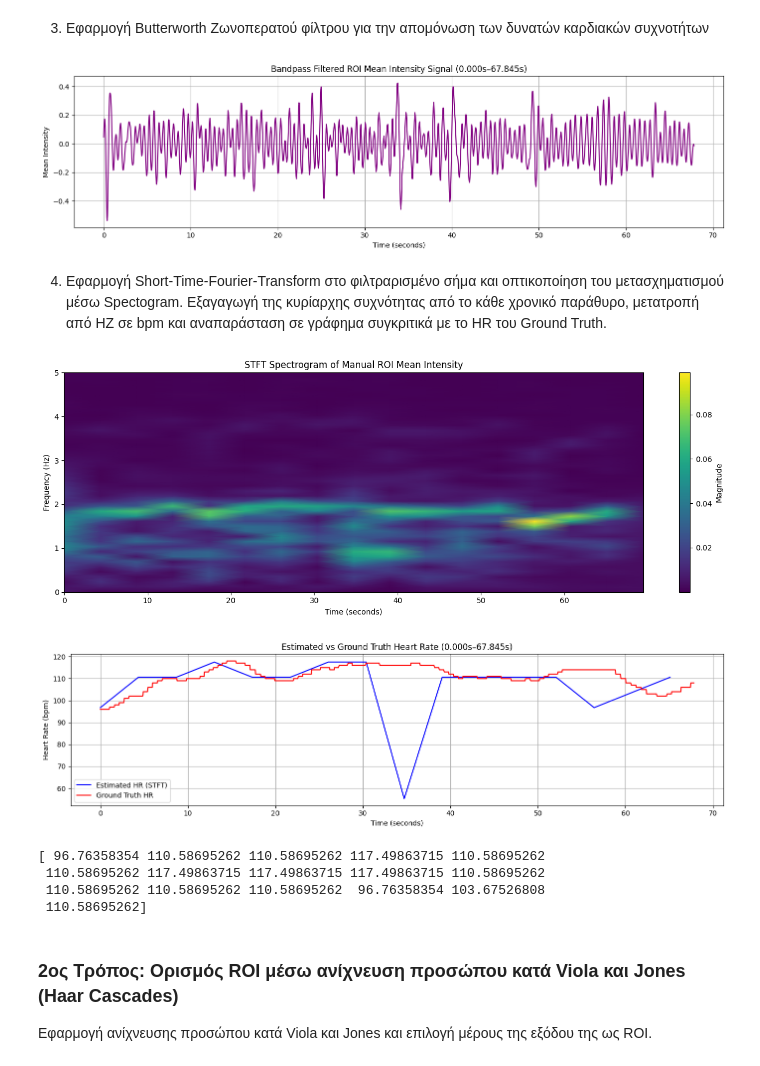
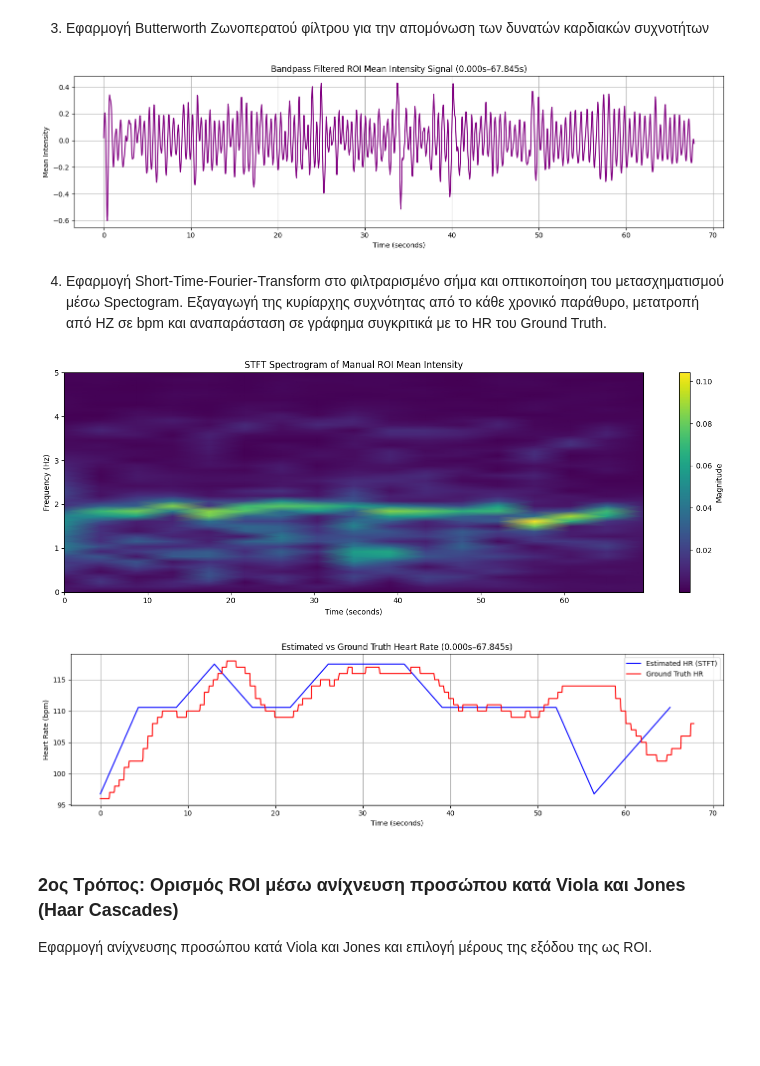
Before and after one commit to iliaxant/HR_Extraction_from_Video, a Jupyter notebook: HR_Extraction_from_Video.ipynb, the cells around one changed output. Cells and saved outputs as stored; diff of their text form; code cells hidden in the pictures; blank space fills up the shorter version.

```diff
--- a/HR_Extraction_from_Video.ipynb
+++ b/HR_Extraction_from_Video.ipynb
@@ -80,7 +80,6 @@ gt_path = os.path.join(subject_path, 'ground_truth.txt')
 # video_path = os.path.join(subject_path, 'vid.avi')
 # gt_path = os.path.join(subject_path, 'gtdump.xmp')
 
-video_path = f'/content/Ilias_finger.mp4'
 
 cap = cv2.VideoCapture(video_path)
 
@@ -277,10 +276,10 @@ Jones (Haar Cascades)
 start_time = 0
 segment_duration = video_duration_secs  # Signal lasts video_duration_secs seconds.
 
-# # UBFC-RPPG Dataset 2   (subject45)
-# x1, y1 = 305, 141
-# x2, y2 = 347, 175
-# channel = 1  # 0: Blue, 1: Green, 2: Red  (BGR colorspace)
+# UBFC-RPPG Dataset 2   (subject45)
+x1, y1 = 305, 141
+x2, y2 = 347, 175
+channel = 1  # 0: Blue, 1: Green, 2: Red  (BGR colorspace)
 
 # # UBFC-RPPG Dataset 1   (11-gt)
 # x1, y1 = 277, 198
@@ -313,11 +312,11 @@ for _ in tqdm(range(start_frame, end_frame)):
     if not ret:
         break
 
-    # roi = frame[y1:y2, x1:x2, :].copy()
-    roi = frame[:,:,1]
+    roi = frame[y1:y2, x1:x2, :].copy()
+    # roi = frame.copy()
     roi_frames_manual.append(roi.copy())
 
-    # roi = roi[:,:, channel]
+    roi = roi[:,:, channel]
     mean_val = np.mean(roi)
     roi_means_manual.append(mean_val)
 
@@ -372,34 +371,34 @@ plt.show()
 # %%
 # Input the cutoff frequencies and the order of the bandpass filter.
 # ----------------------
 lowcut = 0.75
-highcut = 2.5
+highcut = 3.5
 
-filt_order=1
+filt_order = 1
 # ----------------------
 
 
 def bandpass_filter(data, lowcut, highcut, fs, order=1):
     nyq = 0.5 * fs
     low = lowcut / nyq
     high = highcut / nyq
     b, a = butter(order, [low, high], btype='band')
     return filtfilt(b, a, data)
 
 
 filtered_manual = bandpass_filter(roi_mean_manual_norm, lowcut, highcut, fps, filt_order)
 
 plt.figure(figsize=(14, 4))
 plt.plot(np.arange(int(start_time * fps), int(start_time * fps) + len(roi_mean_manual_norm)) / fps,
          filtered_manual, color='purple')
 plt.title(f"Bandpass Filtered ROI Mean Intensity Signal ({start_time:.3f}s–{end_time:.3f}s)")
 plt.xlabel("Time (seconds)")
 plt.ylabel("Mean Intensity")
 plt.grid(True)
 plt.tight_layout()
 plt.show()
 # %% [output]
-[figure, old version]
+[figure, new version]
 # %% [markdown]
 4) Εφαρμογή Short-Time-Fourier-Transform στο φιλτραρισμένο σήμα και οπτικοποίηση του μετασχηματισμού μέσω Spectogram. Εξαγαγωγή της κυρίαρχης συχνότητας από το κάθε χρονικό παράθυρο, μετατροπή από HZ σε bpm και αναπαράσταση σε γράφημα συγκριτικά με το HR του Ground Truth.
 # %%
@@ -453,15 +452,8 @@ plt.legend()
 plt.tight_layout()
 plt.show()
 # %% [output]
-[figure, old version]
+[figure, new version]
-[figure, old version]
+[figure, new version]
-# %%
-print(dominant_hr_manual_valid)
-# %% [output]
-[ 96.76358354 110.58695262 110.58695262 117.49863715 110.58695262
- 110.58695262 117.49863715 117.49863715 117.49863715 110.58695262
- 110.58695262 110.58695262 110.58695262  96.76358354 103.67526808
- 110.58695262]
 # %% [markdown]
 ### **2ος Τρόπος:** Ορισμός ROI μέσω ανίχνευση προσώπου κατά Viola και Jones (Haar Cascades)
 
```
Also changed, not shown: parts of 2 cells of this notebook.
